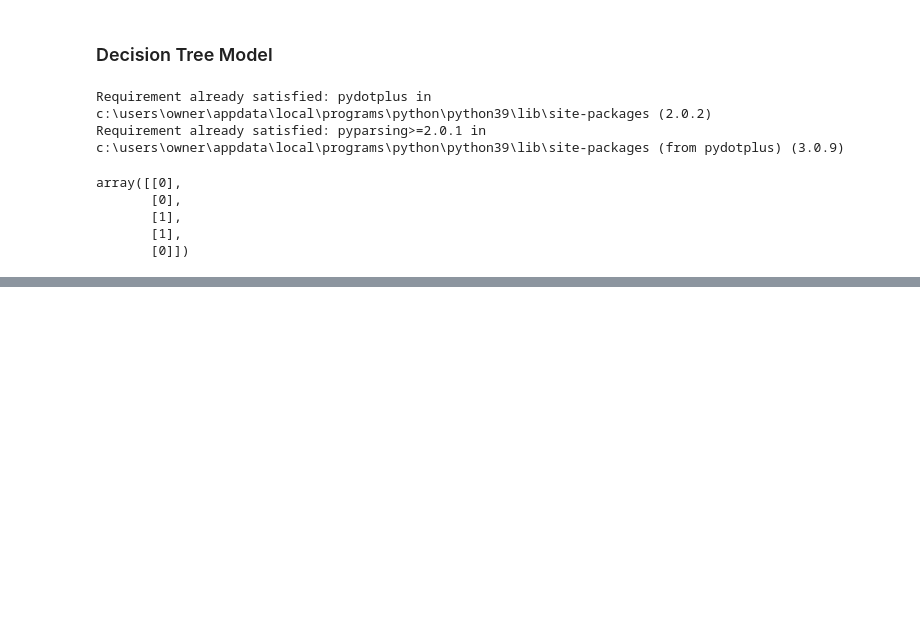
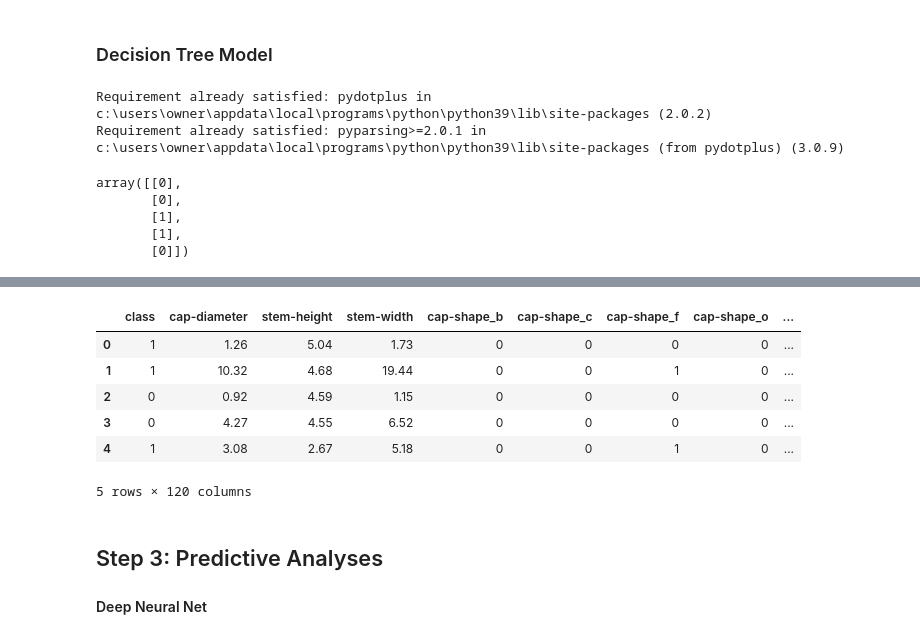
Before and after one commit to tmbiro/Project-4, a Jupyter notebook: Mushroom_Classification_final.ipynb, the cells around one changed output, grey strips where cells are left out. Drawn from its saved outputs; the diff is of its cells as text; code cells hidden in the pictures; blank space fills up the shorter version.

```diff
--- a/Mushroom_Classification_final.ipynb
+++ b/Mushroom_Classification_final.ipynb
@@ -967,3 +967,34 @@ Classification Report
     accuracy                           0.98     15268
    macro avg       0.98      0.98      0.98     15268
 weighted avg       0.98      0.98      0.98     15268
+# %%
+mushrooms['class'] = mushrooms['class'].map({'e': 1, 'p': 0})
+mushrooms = pd.get_dummies(mushrooms, columns=['cap-shape'
+,'cap-surface'
+,'cap-color'
+,'does-bruise-or-bleed'
+,'gill-attachment'
+,'gill-spacing'
+,'gill-color'
+,'stem-root'
+,'stem-surface'
+,'stem-color'
+,'veil-type'
+,'veil-color'
+,'has-ring'
+,'ring-type'
+,'spore-print-color'
+,'habitat'
+,'season'])
+mushrooms.head()
+# %% [output]
+|  | class | cap-diameter | stem-height | stem-width | cap-shape_b | cap-shape_c | cap-shape_f | cap-shape_o | ... |
+| 0 | 1 | 1.26 | 5.04 | 1.73 | 0 | 0 | 0 | 0 | ... |
+| 1 | 1 | 10.32 | 4.68 | 19.44 | 0 | 0 | 1 | 0 | ... |
+| 2 | 0 | 0.92 | 4.59 | 1.15 | 0 | 0 | 0 | 0 | ... |
+| 3 | 0 | 4.27 | 4.55 | 6.52 | 0 | 0 | 0 | 0 | ... |
+| 4 | 1 | 3.08 | 2.67 | 5.18 | 0 | 0 | 1 | 0 | ... |
+5 rows × 120 columns
+# %% [markdown]
+## Step 3: Predictive Analyses
+#### Deep Neural Net
```
Also changed, not shown: parts of 7 cells of this notebook.
